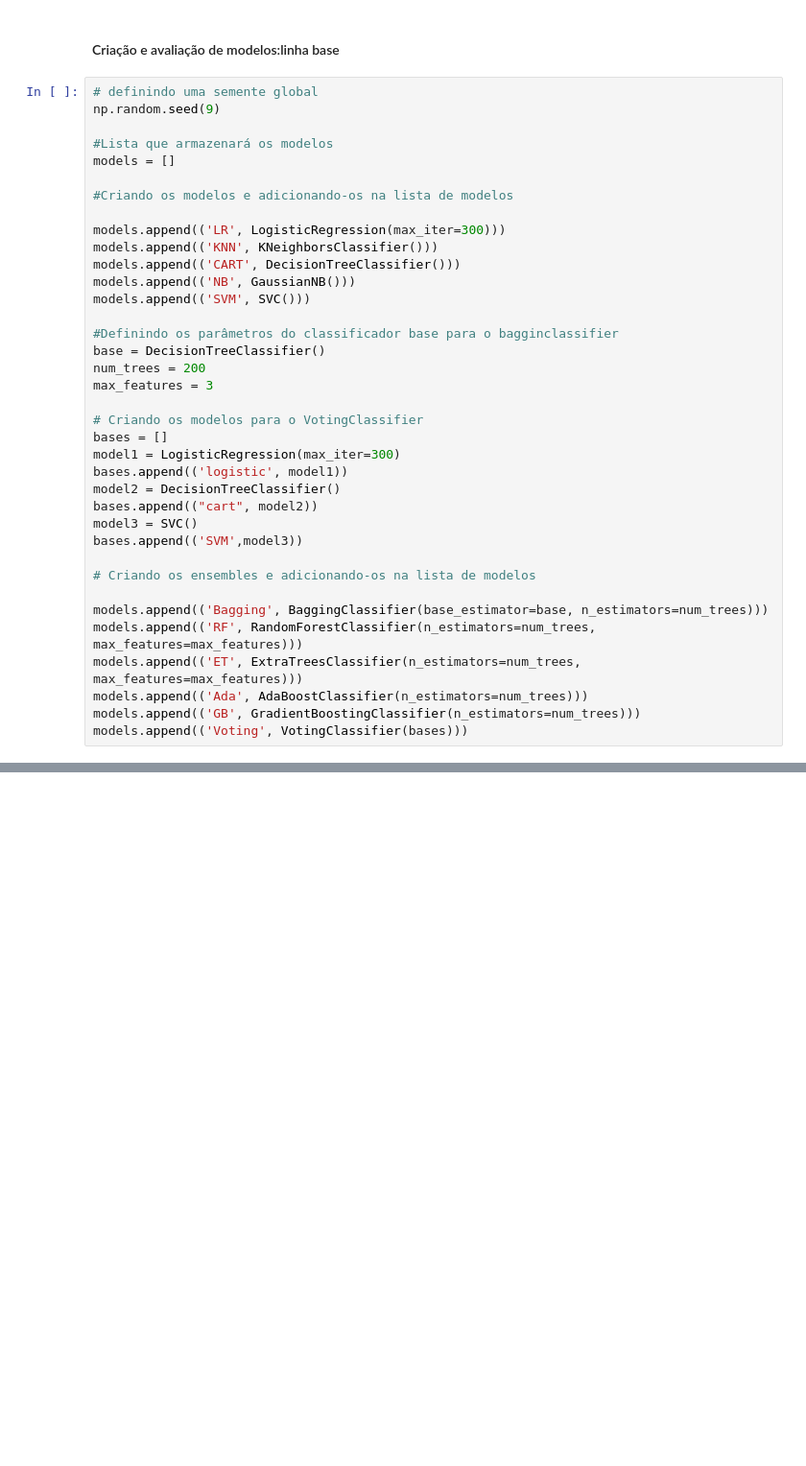
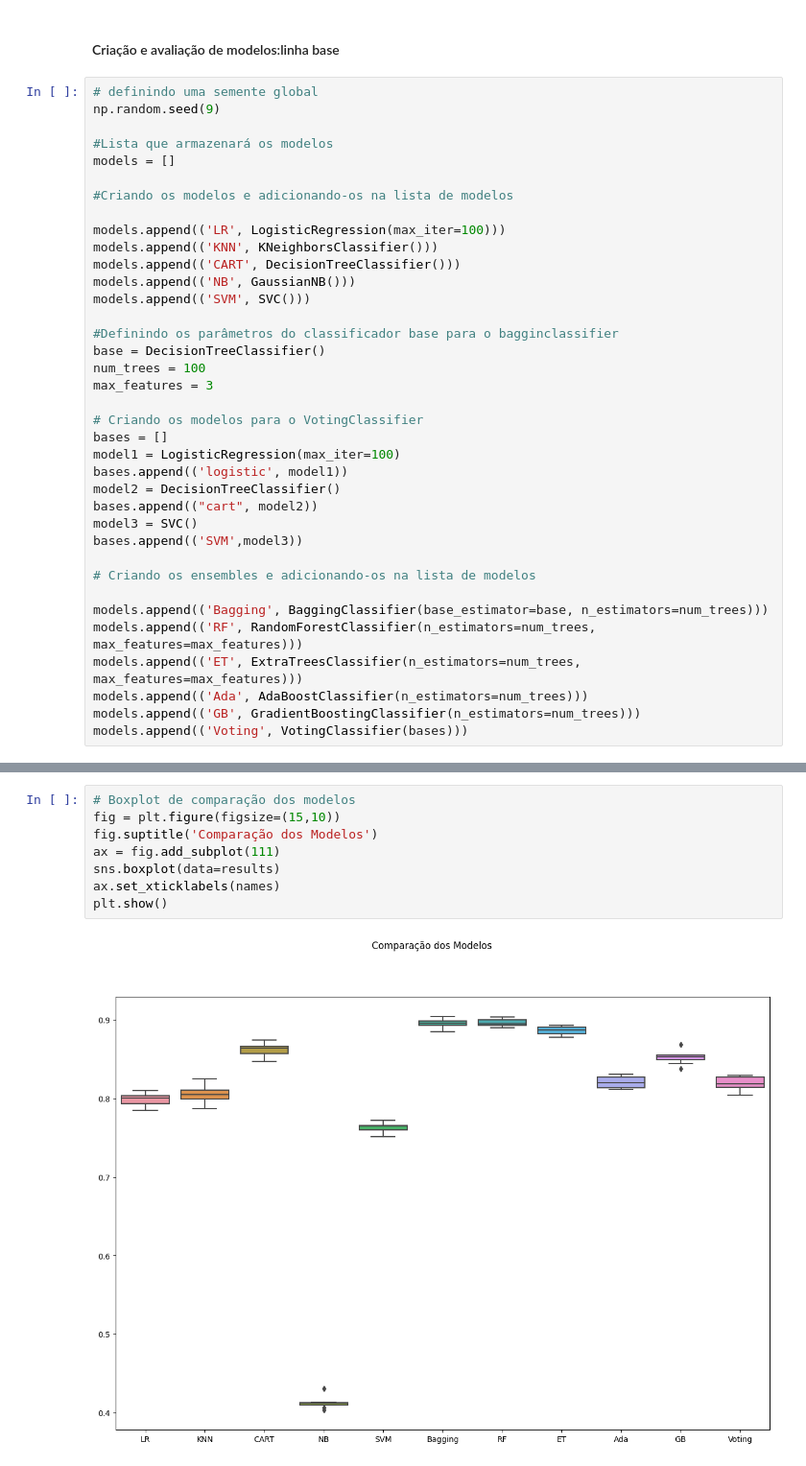
Before and after one commit to clferreira1985/PUC_RJ-Pos_Ciencia_de_Dados_e_Analytics, a Jupyter notebook: Machine_Learning/MVP_Hotel_Reservations_Dataset.ipynb, the cells around one changed output, grey strips where cells are left out. Shown at 96% size. Saved outputs shown, nothing was run; the diff lists cells and outputs as text; blank space fills up the shorter version.

```diff
--- a/Machine_Learning/MVP_Hotel_Reservations_Dataset.ipynb
+++ b/Machine_Learning/MVP_Hotel_Reservations_Dataset.ipynb
@@ -264,7 +267,7 @@ models = []
 
 #Criando os modelos e adicionando-os na lista de modelos
 
-models.append(('LR', LogisticRegression(max_iter=300)))
+models.append(('LR', LogisticRegression(max_iter=100)))
 models.append(('KNN', KNeighborsClassifier()))
 models.append(('CART', DecisionTreeClassifier()))
 models.append(('NB', GaussianNB()))
@@ -272,12 +275,12 @@ models.append(('SVM', SVC()))
 
 #Definindo os parâmetros do classificador base para o bagginclassifier
 base = DecisionTreeClassifier()
-num_trees = 200
+num_trees = 100
 max_features = 3
 
 # Criando os modelos para o VotingClassifier
 bases = []
-model1 = LogisticRegression(max_iter=300)
+model1 = LogisticRegression(max_iter=100)
 bases.append(('logistic', model1))
 model2 = DecisionTreeClassifier()
 bases.append(("cart", model2))
@@ -319,0 +322,10 @@ NB: 0.412335 (0.006894)
+# %%
+# Boxplot de comparação dos modelos
+fig = plt.figure(figsize=(15,10))
+fig.suptitle('Comparação dos Modelos')
+ax = fig.add_subplot(111)
+sns.boxplot(data=results)
+ax.set_xticklabels(names)
+plt.show()
+# %% [output]
+[figure, added]
```
Also changed, not shown: parts of 7 cells of this notebook.
